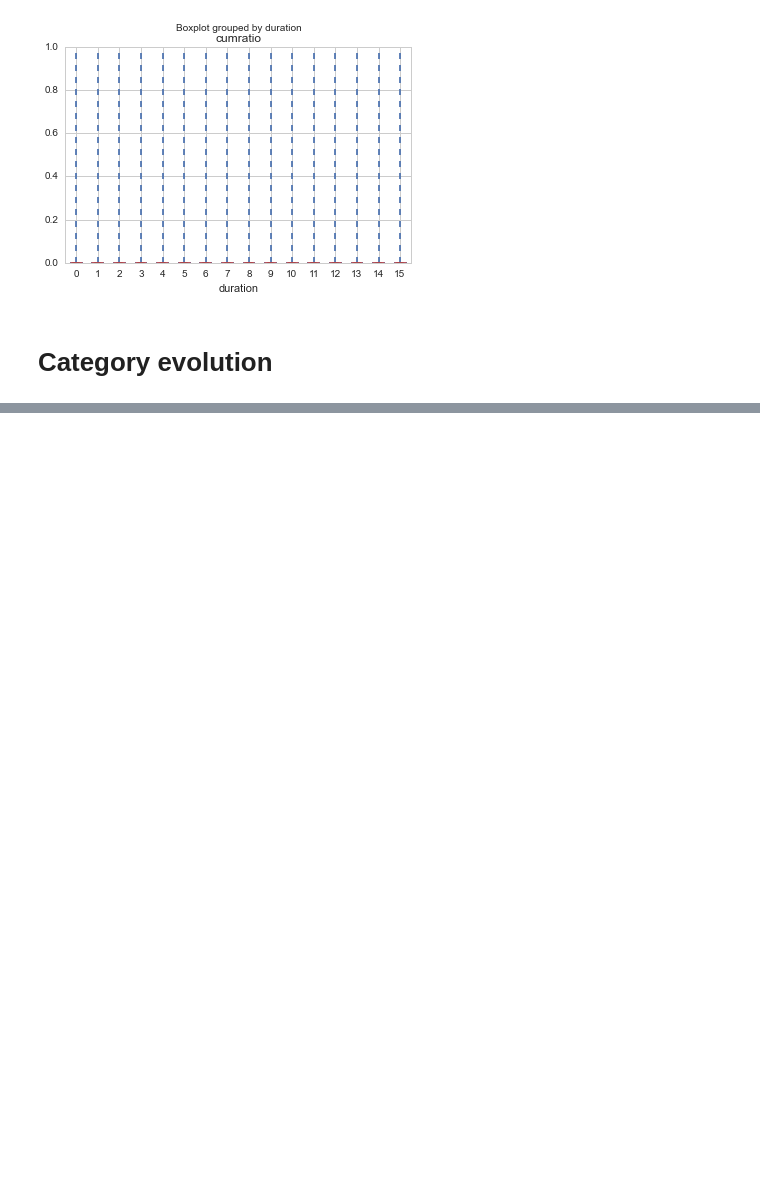
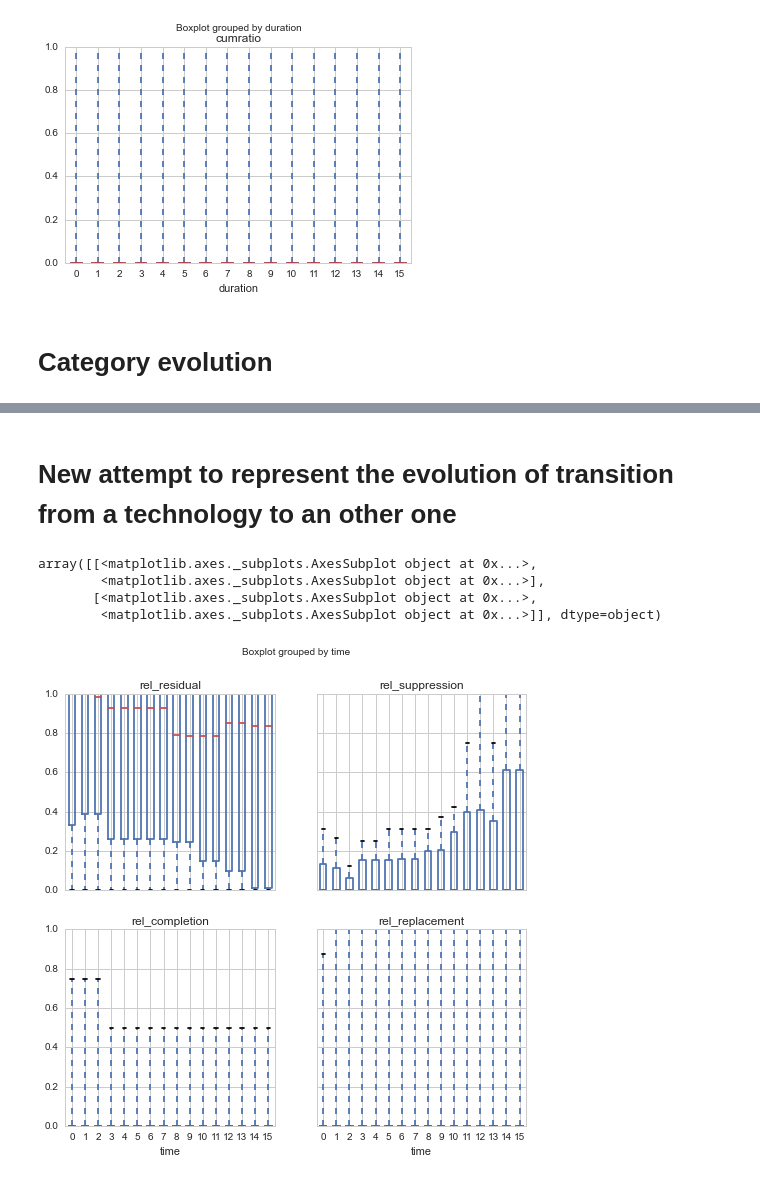
Before and after one commit to mgoeminne/saner2016, a Jupyter notebook: notebooks/file survival plot.ipynb, the cells around one changed output, grey strips where cells are left out. Drawn from its saved outputs; the diff is of its cells as text; code cells hidden in the pictures; blank space fills up the shorter version.

Commit message:
Evolution of project profiles

```diff
--- a/notebooks/file survival plot.ipynb
+++ b/notebooks/file survival plot.ipynb
@@ -143,0 +165,23 @@ array([[<matplotlib.axes._subplots.AxesSubplot object at 0x...>,
+# %% [markdown]
+# New attempt to represent the evolution of transition from a technology to an other one
+# %%
+df = pd.read_csv(directory + "technology-transition.csv")
+
+hbm_jpa = "(t1 == 'Hibernate') & (t2 == 'JPA')"
+hbm_jdbc = "(t1 == 'Hibernate') & (t2 == 'JDBC')"
+
+jpa_hbm = "(t1 == 'JPA') & (t2 == 'Hibernate')"
+jpa_jdbc = "(t1 == 'JPA') & (t2 == 'JDBC')"
+
+jdbc_hbm = "(t1 == 'JDBC') & (t2 == 'Hibernate')"
+jdbc_jpa = "(t1 == 'JDBC') & (t2 == 'JPA')"
+
+cols = ['rel_residual', 'rel_suppression', 'rel_completion', 'rel_replacement']
+
+df.query(hbm_jpa).boxplot(column=cols, by='time', figsize=(8,8))
+# %% [output]
+array([[<matplotlib.axes._subplots.AxesSubplot object at 0x...>,
+        <matplotlib.axes._subplots.AxesSubplot object at 0x...>],
+       [<matplotlib.axes._subplots.AxesSubplot object at 0x...>,
+        <matplotlib.axes._subplots.AxesSubplot object at 0x...>]], dtype=object)
+[figure, added]
```
Also changed, not shown: parts of 10 cells of this notebook, 1 other file.
